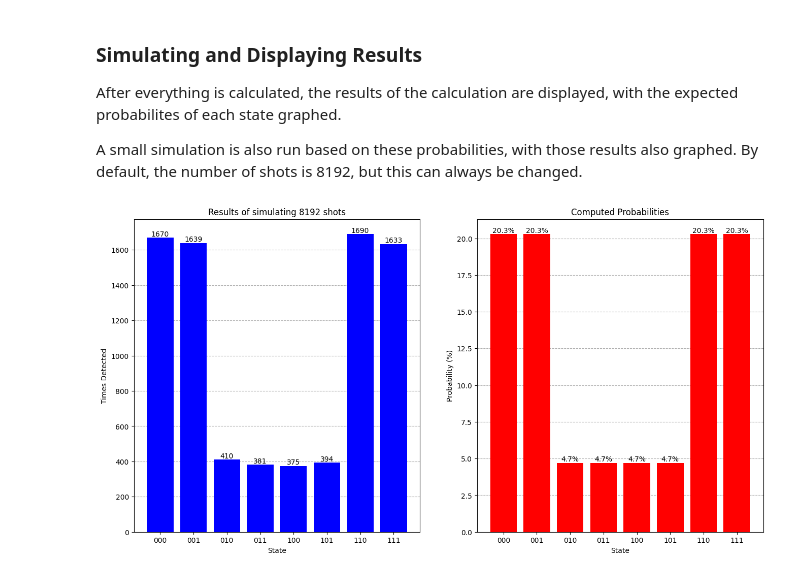
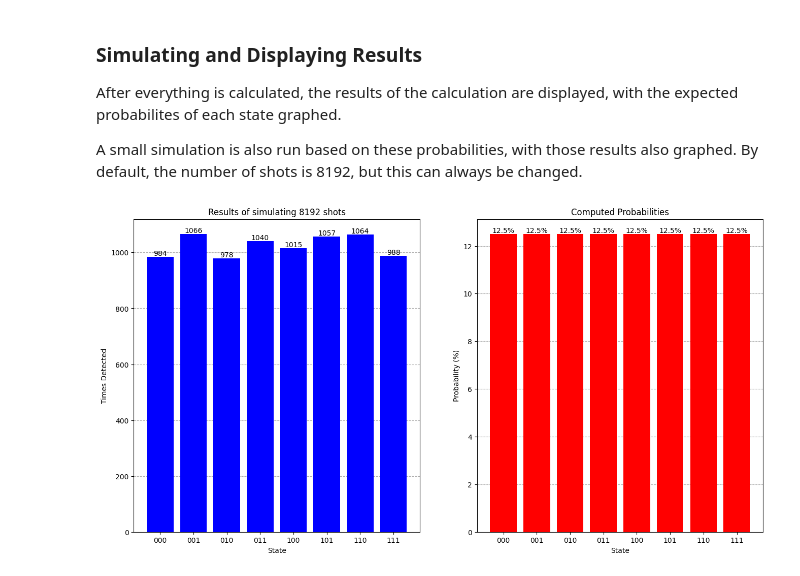
Before and after one commit to Mezwer/Quantum-Simulator, a Jupyter notebook: quantum_circuit.ipynb, the cells around one changed output. Cells and saved outputs as stored; diff of their text form; code cells hidden in the pictures.

```diff
--- a/quantum_circuit.ipynb
+++ b/quantum_circuit.ipynb
@@ -144,7 +144,7 @@ def parse_cnot(instruction: str, instr_list: list) -> None:
         for _ in range(padding):
             instr_list[i].append([])
 
-        instr_list[i].append([]) if i == start or i == fin else instr_list.append(["cxb"])
+        instr_list[i].append([]) if i == start or i == fin else instr_list[i].append(["cxb"])
 
     instr_list[control][-1] = ["cxc"]
     instr_list[target][-1] = ["cx"]
@@ -251,7 +251,7 @@ After parsing, all thats left to do is call the appropriate calculation function
 # get all lines from QASM File
 instructions = []
 q_reg = []
-with open("bin/Untitled circuit.qasm", "r") as f: # change file name / file path as needed
+with open("pyfiles/Untitled circuit.qasm", "r") as f: # change file name / file path as needed
     for line in f:
         if "barrier" not in line and line != "\n":
             if line[0] == "u":
@@ -330,33 +334,33 @@ A small simulation is also run based on these probabilities, with those results
 shots = 8192
 shots_remaining = shots
 sim_results = [0] * len(chances)
 while shots_remaining != 0:
     for i, v in enumerate(chances):
         if random.random() < v:
             sim_results[i] += 1
             shots_remaining -= 1
 
         if shots_remaining == 0: break
 
 # show result of simulation
-fig, ax = plt.subplots(ncols=2, figsize=(len(x_axis) * 2, len(x_axis)))
+fig, ax = plt.subplots(ncols=2, figsize=(max(len(x_axis) * 2, 10), max(6, len(x_axis))))
 sim_plt = ax[0]
 bars = sim_plt.bar(x_axis, sim_results, color="blue")
 sim_plt.set_xlabel("State")
 sim_plt.set_ylabel("Times Detected")
 sim_plt.set_title(f"Results of simulating {shots} shots")
 sim_plt.set_axisbelow(True)
 sim_plt.yaxis.grid(linestyle="dashed")
 sim_plt.bar_label(bars, labels=[i if i != 0 else '' for i in sim_results]);
 
 # show computed probabilities
 prob_plt = ax[1]
 bars = prob_plt.bar(x_axis, y_axis, color="red")
 prob_plt.set_title("Computed Probabilities")
 prob_plt.set_ylabel("Probability (%)")
 prob_plt.set_xlabel("State")
 prob_plt.set_axisbelow(True)
 prob_plt.yaxis.grid(linestyle="dashed")
-prob_plt.bar_label(bars, labels=[f"{round(i, 1)}%" if i != 0 else '' for i in y_axis]);
+prob_plt.bar_label(bars, labels=[f"{round(i, 2)}%" if i != 0 else '' for i in y_axis]);
 # %% [output]
-[figure, old version]
+[figure, new version]
```
Also changed, not shown: parts of 1 cell of this notebook.
